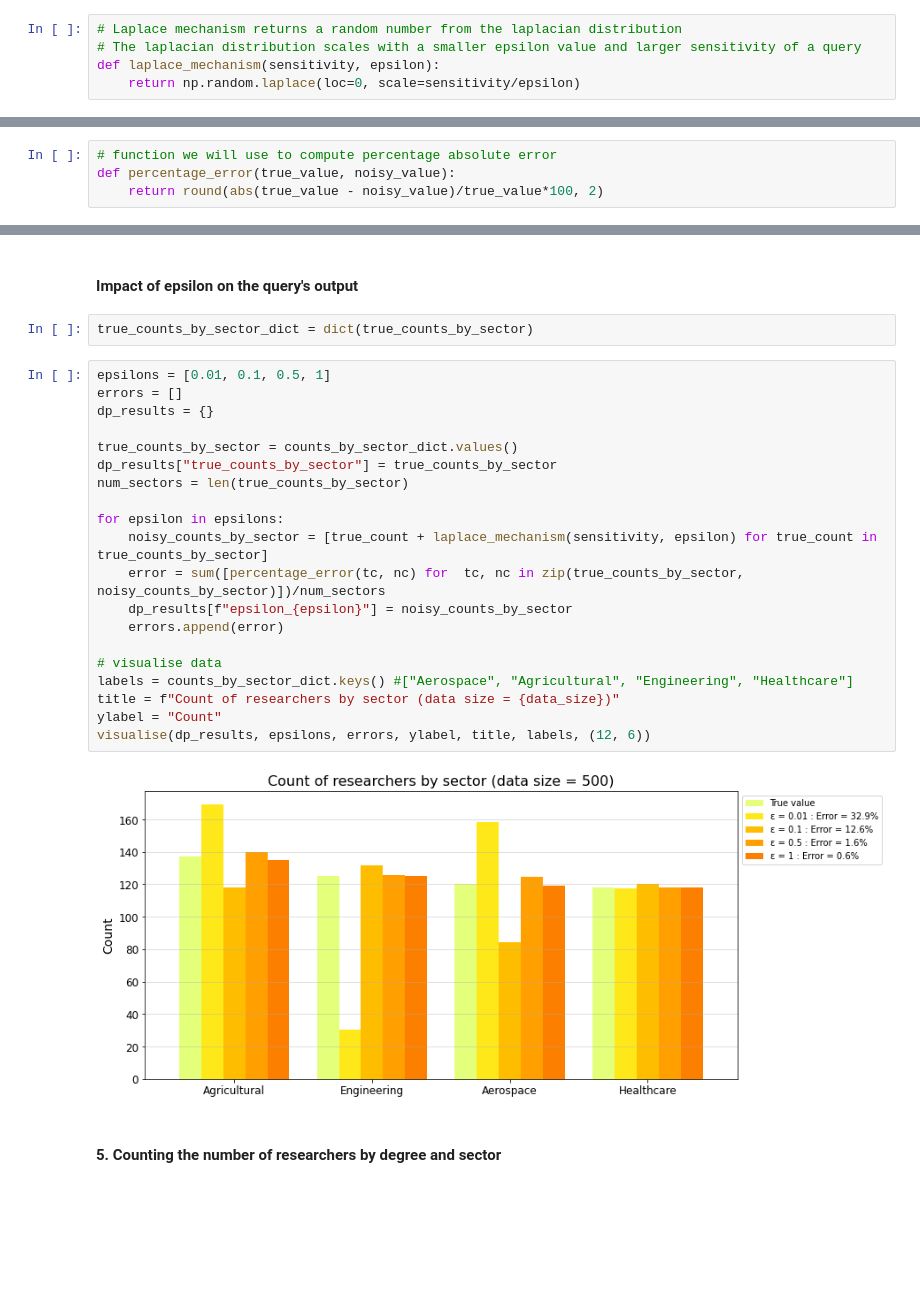
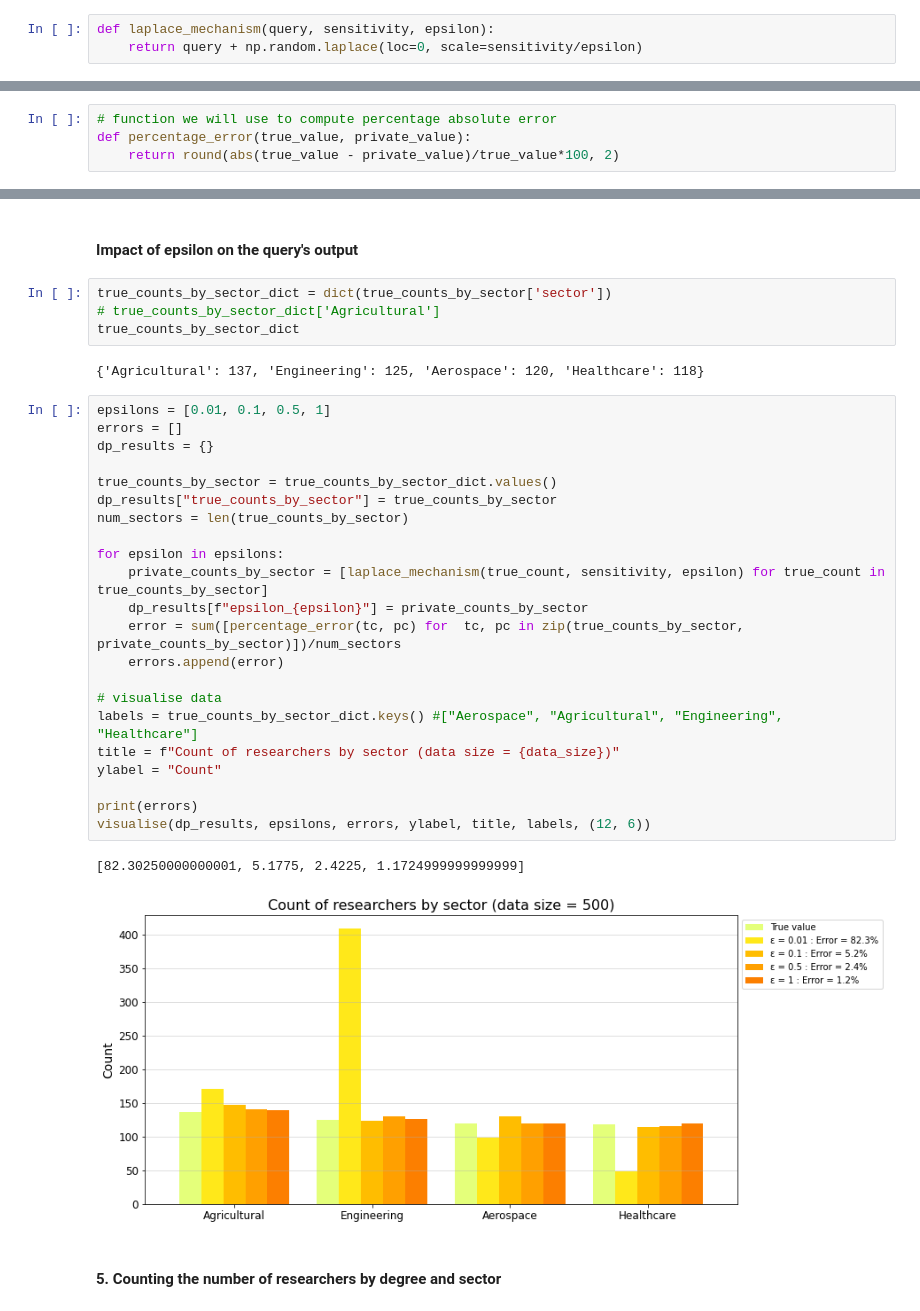
Before and after one commit to dsaidgovsg/stack-2022-differential-privacy-workshop, a Jupyter notebook: reseachers_survey_dp_stats_release.ipynb, the cells around one changed output, grey strips where cells are left out. Saved outputs shown, nothing was run; the diff lists cells and outputs as text; blank space fills up the shorter version.

```diff
--- a/reseachers_survey_dp_stats_release.ipynb
+++ b/reseachers_survey_dp_stats_release.ipynb
@@ -35,7 +51,5 @@ import matplotlib.pyplot as plt
 # %%
-# Laplace mechanism returns a random number from the laplacian distribution
-# The laplacian distribution scales with a smaller epsilon value and larger sensitivity of a query
-def laplace_mechanism(sensitivity, epsilon):
-    return np.random.laplace(loc=0, scale=sensitivity/epsilon)
+def laplace_mechanism(query, sensitivity, epsilon):
+    return query + np.random.laplace(loc=0, scale=sensitivity/epsilon)
 # %% [markdown]
 #### Gaussian Mechanism
@@ -49,8 +79,8 @@ def gaussian_mechanism(sensitivity, epsilon, delta):
 ### Utility Functions
 # %%
 # function we will use to compute percentage absolute error
-def percentage_error(true_value, noisy_value):
-    return round(abs(true_value - noisy_value)/true_value*100, 2)
+def percentage_error(true_value, private_value):
+    return round(abs(true_value - private_value)/true_value*100, 2)
 # %%
 # constants for the visualisations
 COLOR_1 = "#4CB7A5"
@@ -249,29 +290,36 @@ private_count_by_sector.to_frame()
 # %% [markdown]
 #### Impact of epsilon on the query's output
 # %%
-true_counts_by_sector_dict = dict(true_counts_by_sector)
+true_counts_by_sector_dict = dict(true_counts_by_sector['sector'])
+# true_counts_by_sector_dict['Agricultural']
+true_counts_by_sector_dict
+# %% [output]
+{'Agricultural': 137, 'Engineering': 125, 'Aerospace': 120, 'Healthcare': 118}
 # %%
 epsilons = [0.01, 0.1, 0.5, 1]
 errors = []
 dp_results = {}
 
-true_counts_by_sector = counts_by_sector_dict.values()
+true_counts_by_sector = true_counts_by_sector_dict.values()
 dp_results["true_counts_by_sector"] = true_counts_by_sector
 num_sectors = len(true_counts_by_sector)
 
 for epsilon in epsilons:
-    noisy_counts_by_sector = [true_count + laplace_mechanism(sensitivity, epsilon) for true_count in true_counts_by_sector]
-    error = sum([percentage_error(tc, nc) for  tc, nc in zip(true_counts_by_sector, noisy_counts_by_sector)])/num_sectors
-    dp_results[f"epsilon_{epsilon}"] = noisy_counts_by_sector
+    private_counts_by_sector = [laplace_mechanism(true_count, sensitivity, epsilon) for true_count in true_counts_by_sector]
+    dp_results[f"epsilon_{epsilon}"] = private_counts_by_sector
+    error = sum([percentage_error(tc, pc) for  tc, pc in zip(true_counts_by_sector, private_counts_by_sector)])/num_sectors
     errors.append(error)
 
 # visualise data
-labels = counts_by_sector_dict.keys() #["Aerospace", "Agricultural", "Engineering", "Healthcare"]
+labels = true_counts_by_sector_dict.keys() #["Aerospace", "Agricultural", "Engineering", "Healthcare"]
 title = f"Count of researchers by sector (data size = {data_size})"
 ylabel = "Count"
+
+print(errors)
 visualise(dp_results, epsilons, errors, ylabel, title, labels, (12, 6))
 # %% [output]
+[82.30250000000001, 5.1775, 2.4225, 1.1724999999999999]
-[figure, old version]
+[figure, new version]
 # %% [markdown]
 #### 5. Counting the number of researchers by degree and sector
 # %%
```
Also changed, not shown: parts of 18 cells of this notebook.
